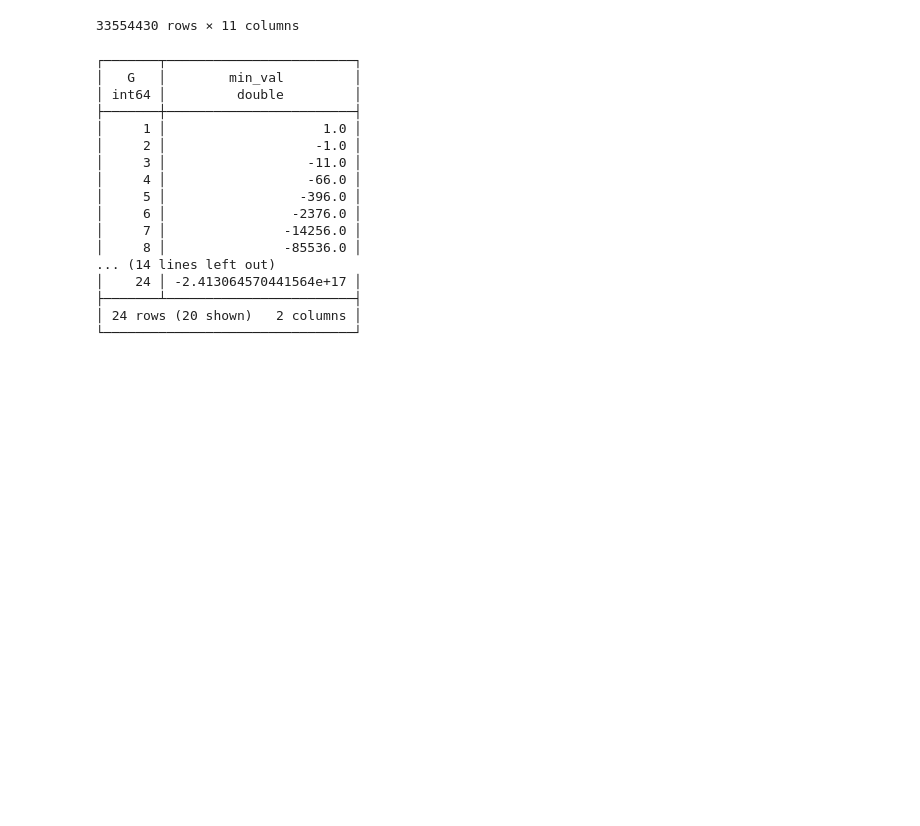
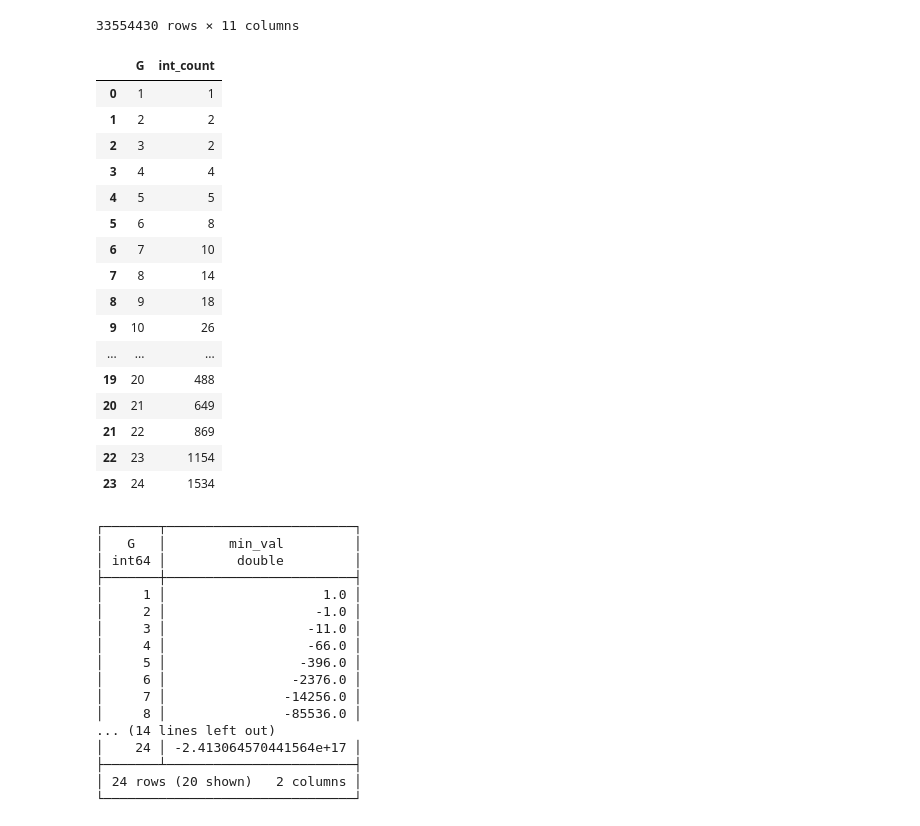
Before and after one commit to acybppres/Lothar, a Jupyter notebook: Collatz/FlatLatticeStats.ipynb, the cells around one changed output. Cells and saved outputs as stored; diff of their text form; code cells hidden in the pictures; blank space fills up the shorter version.

```diff
--- a/Collatz/FlatLatticeStats.ipynb
+++ b/Collatz/FlatLatticeStats.ipynb
@@ -26,6 +26,28 @@ lattice_df
 | 33554428 | 24 | 23 | 23 | 94134790219 | _000000000000000000000001 | 24 | 23 | 94134790219 | 0.000386 | -31372671001 | 31381059609 |
 | 33554429 | 24 | 23 | 23 | 94134790219 | _000000000000000000000000 | 24 | 24 | 282412759265 | 0.000171 | -282395982049 | 282429536481 |
 33554430 rows × 11 columns
+# %%
+ints_per_gen_df = duckdb.query("SELECT G, count(*) as int_count FROM lattice_df WHERE denom = 1 GROUP BY G ORDER BY G").to_df()
+# %%
+ints_per_gen_df
+# %% [output]
+|  | G | int_count |
+| 0 | 1 | 1 |
+| 1 | 2 | 2 |
+| 2 | 3 | 2 |
+| 3 | 4 | 4 |
+| 4 | 5 | 5 |
+| 5 | 6 | 8 |
+| 6 | 7 | 10 |
+| 7 | 8 | 14 |
+| 8 | 9 | 18 |
+| 9 | 10 | 26 |
+| ... | ... | ... |
+| 19 | 20 | 488 |
+| 20 | 21 | 649 |
+| 21 | 22 | 869 |
+| 22 | 23 | 1154 |
+| 23 | 24 | 1534 |
 # %%
 min_val_per_gen_df = duckdb.query("SELECT G, min( (POWER(2, p) - c)*POWER(3, p-q)) as min_val FROM lattice_df GROUP BY G ORDER BY G")
 # %%
```
Also changed, not shown: parts of 2 cells of this notebook, 35 other files.
